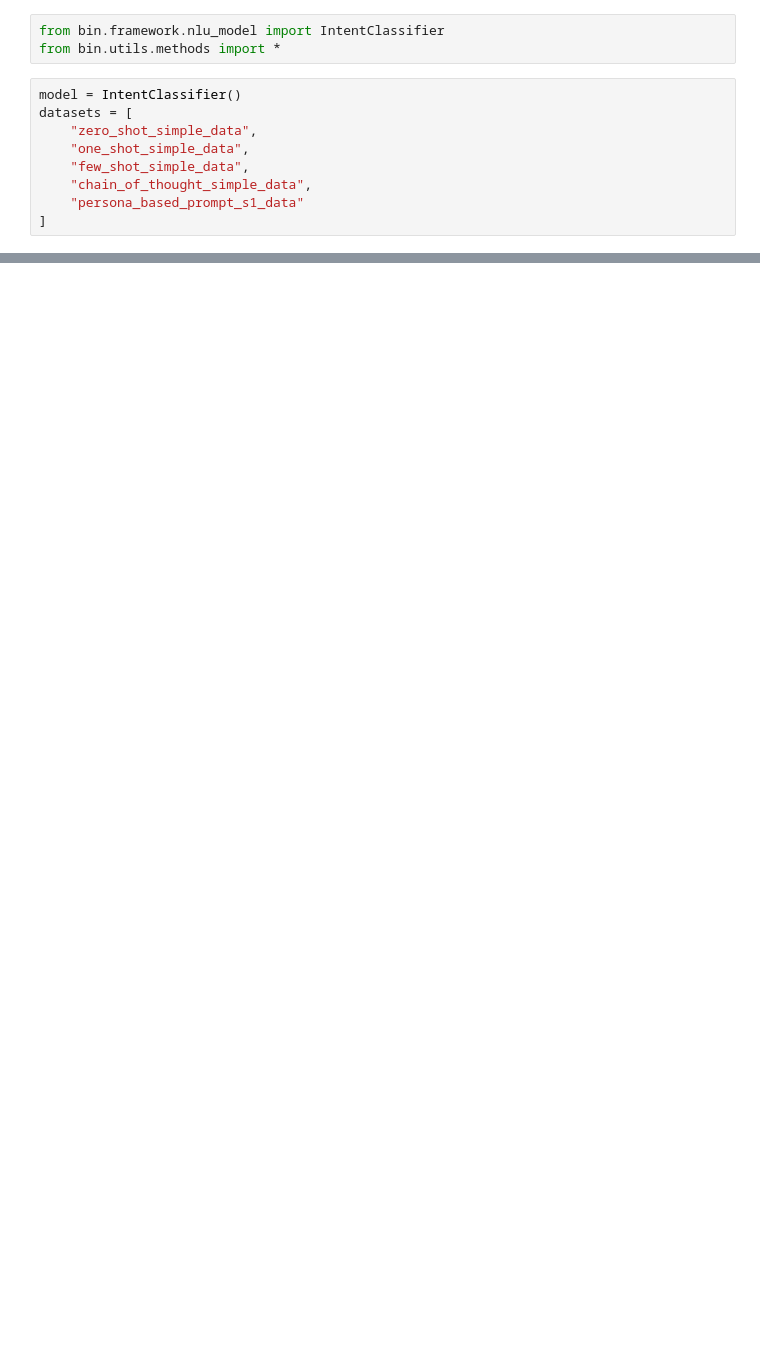
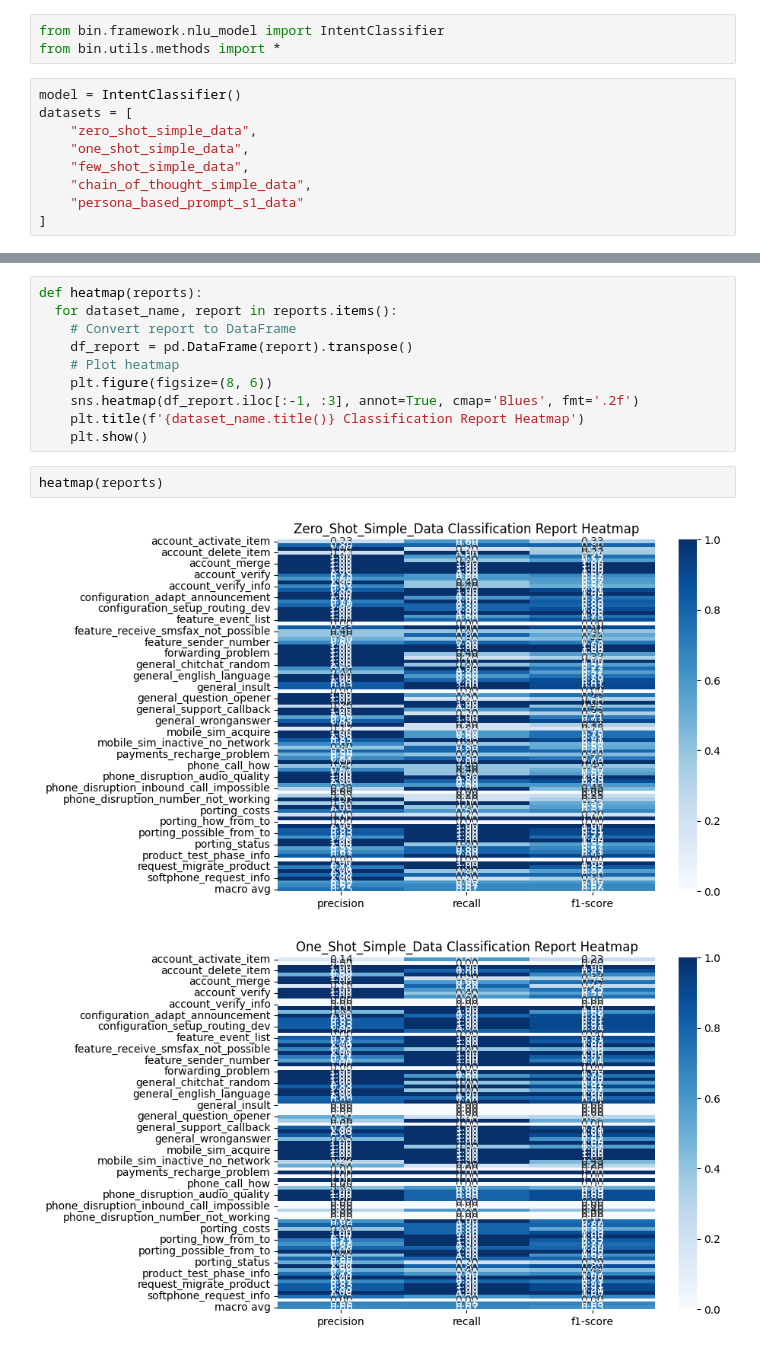
Before and after one commit to kobrue02/evaluating-llm-generated-nlu-data, a Jupyter notebook: bin/notebooks/train_eval_nlu.ipynb, the cells around one changed output, grey strips where cells are left out. Cells and saved outputs as stored; diff of their text form; blank space fills up the shorter version.

```diff
--- a/bin/notebooks/train_eval_nlu.ipynb
+++ b/bin/notebooks/train_eval_nlu.ipynb
@@ -86,0 +87,15 @@ account_setup_configure_item_not_possible       0.30      0.60      0.40
+# %%
+def heatmap(reports):
+  for dataset_name, report in reports.items():
+    # Convert report to DataFrame
+    df_report = pd.DataFrame(report).transpose()
+    # Plot heatmap
+    plt.figure(figsize=(8, 6))
+    sns.heatmap(df_report.iloc[:-1, :3], annot=True, cmap='Blues', fmt='.2f')
+    plt.title(f'{dataset_name.title()} Classification Report Heatmap')
+    plt.show()
+# %%
+heatmap(reports)
+# %% [output]
+[figure, added]
+[figure, added]
```
Also changed, not shown: parts of 6 cells of this notebook.
